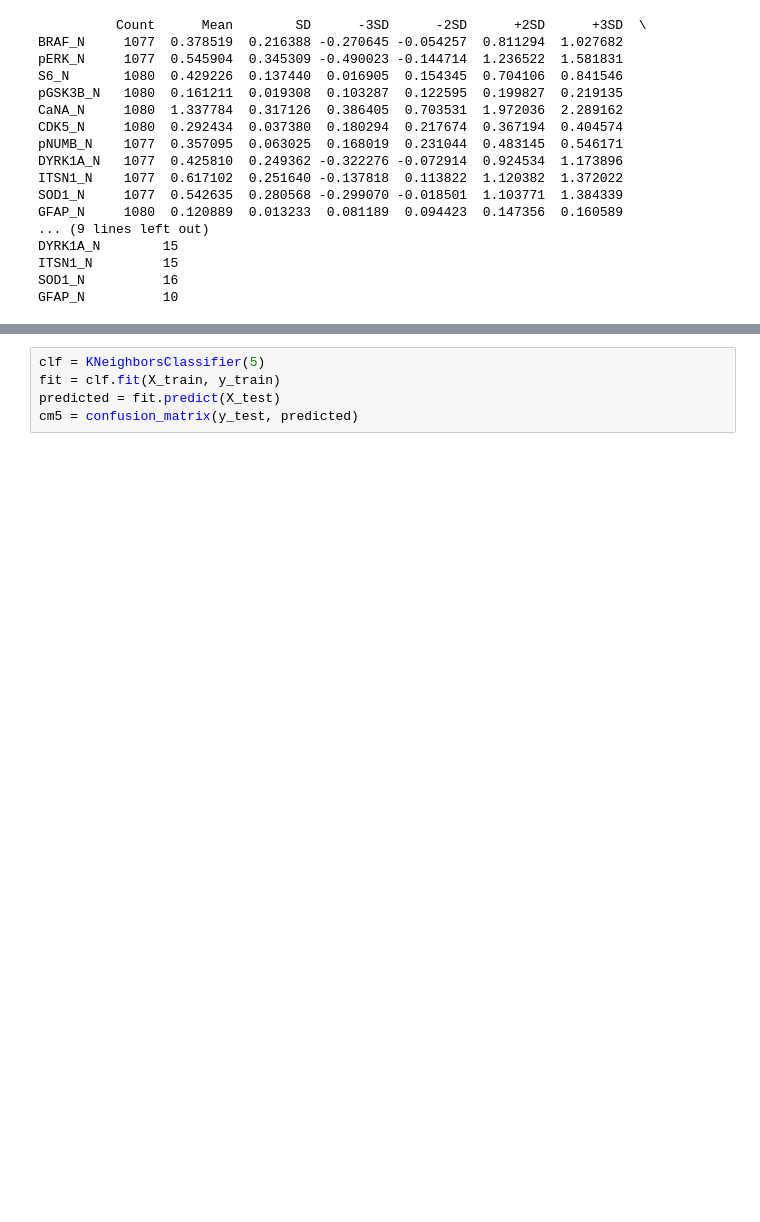
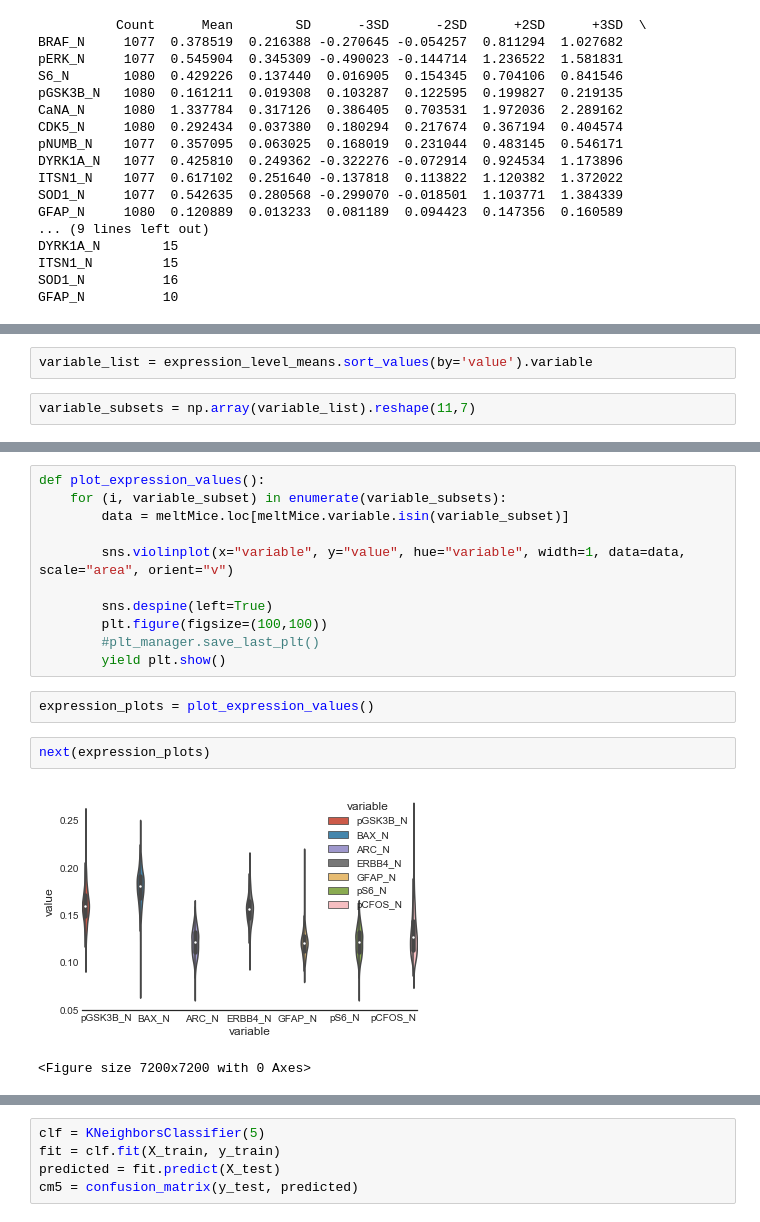
Before and after one commit to AbdielNie/Practice-data-science, a Jupyter notebook: Assignment2/MiceProtein .ipynb, the cells around one changed output, grey strips where cells are left out. Saved outputs shown, nothing was run; the diff lists cells and outputs as text; blank space fills up the shorter version.

```diff
--- a/Assignment2/MiceProtein .ipynb
+++ b/Assignment2/MiceProtein .ipynb
@@ -367,0 +379,4 @@ print (y_train.shape)
+# %%
+variable_list = expression_level_means.sort_values(by='value').variable
+# %%
+variable_subsets = np.array(variable_list).reshape(11,7)
@@ -367,0 +395,18 @@ print (y_train.shape)
+# %%
+def plot_expression_values():
+    for (i, variable_subset) in enumerate(variable_subsets):
+        data = meltMice.loc[meltMice.variable.isin(variable_subset)]
+
+        sns.violinplot(x="variable", y="value", hue="variable", width=1, data=data, scale="area", orient="v")
+
+        sns.despine(left=True)
+        plt.figure(figsize=(100,100))
+        #plt_manager.save_last_plt()
+        yield plt.show()
+# %%
+expression_plots = plot_expression_values()
+# %%
+next(expression_plots)
+# %% [output]
+[figure, added]
+<Figure size 7200x7200 with 0 Axes>
```
Also changed, not shown: parts of 103 cells of this notebook, 2 other files.
